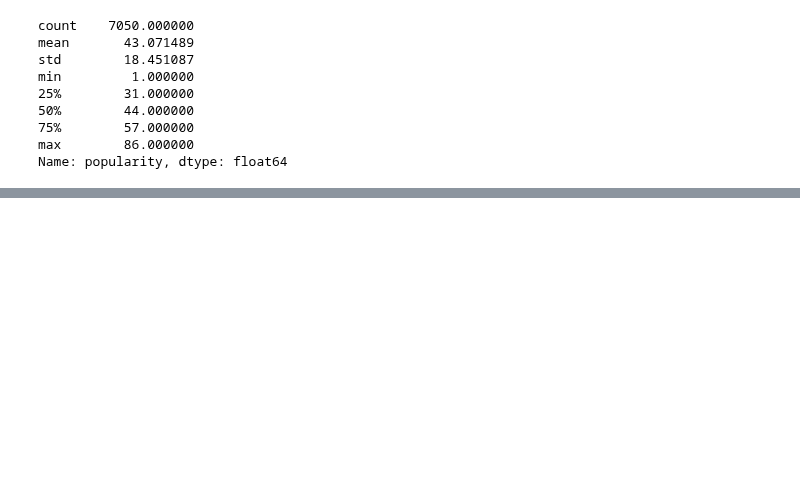
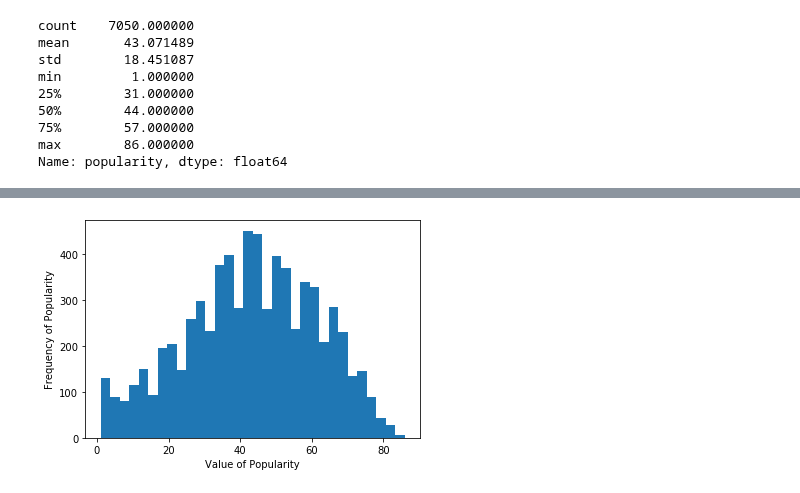
Before and after one commit to adinas94/Spotify_Recommendation_System, a Jupyter notebook: EDA.ipynb, the cells around one changed output, grey strips where cells are left out. Cells and saved outputs as stored; diff of their text form; code cells hidden in the pictures; blank space fills up the shorter version.

```diff
--- a/EDA.ipynb
+++ b/EDA.ipynb
@@ -124,6 +106,6 @@ dtype: int64
 # %%
 #Drop unncessary columns
-df = df.drop(['type', 'uri', 'analysis_url', 'time_signature'], axis=1)
+df = df.drop(['type', 'uri', 'analysis_url', 'time_signature', 'track_href'], axis=1)
 # %%
 #Explore the value counts of popularity
 df['popularity'].value_counts()
@@ -148,3 +151,6 @@ df['popularity'] = df['popularity'][df['popularity'] != 0]
+# %%
+#Drop NA values
+df.dropna(inplace=True)
 # %%
 #Check the value counts again
 df['popularity'].value_counts()
@@ -176,0 +192,8 @@ Name: popularity, dtype: float64
+# %%
+#Plot a histogram of the frequency of certain popularity values
+plt.hist(df['popularity'],bins='auto')
+plt.xlabel('Value of Popularity')
+plt.ylabel('Frequency of Popularity')
+plt.show()
+# %% [output]
+[figure, added]
```
Also changed, not shown: parts of 14 cells of this notebook, 2 other files.
